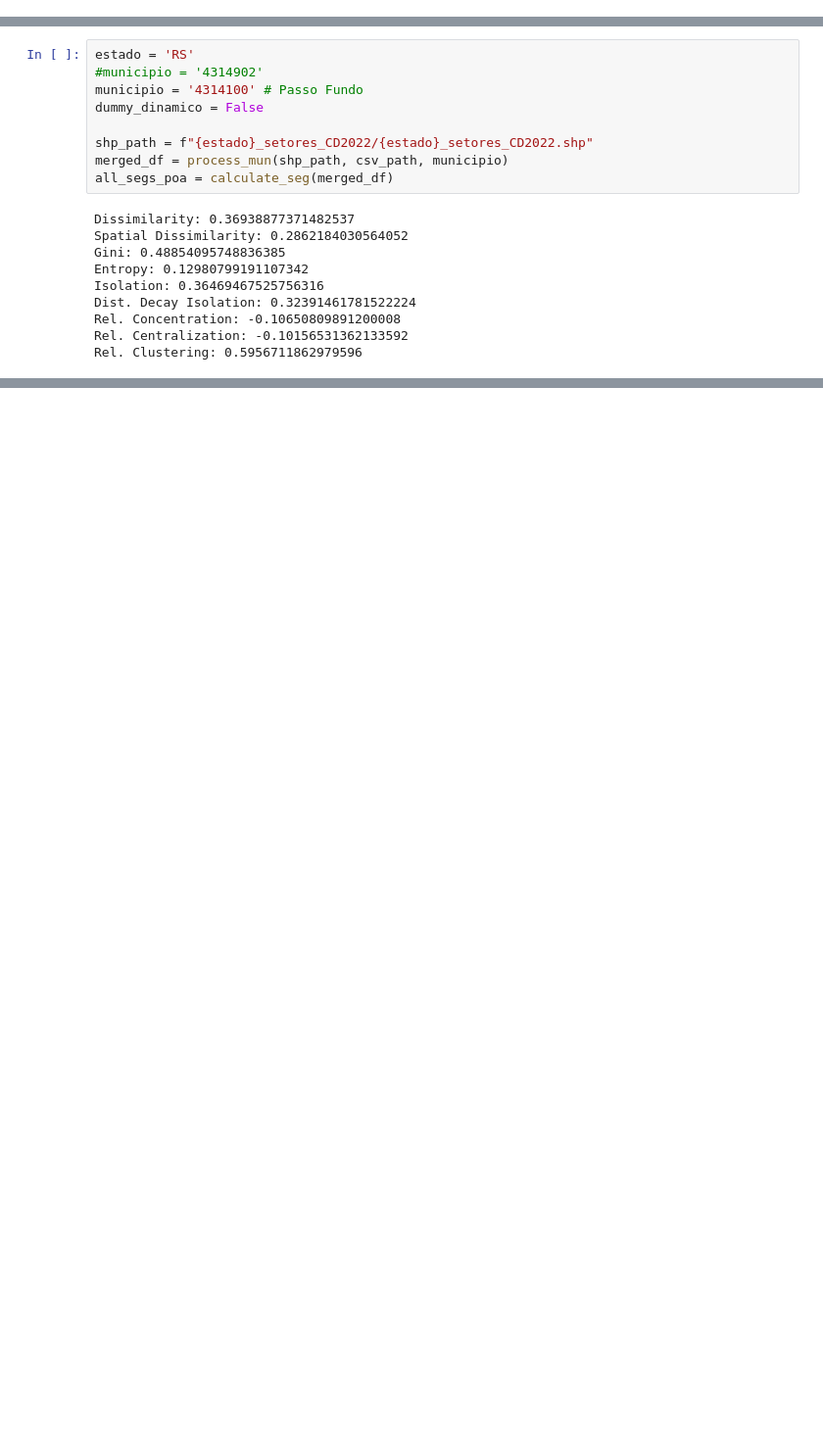
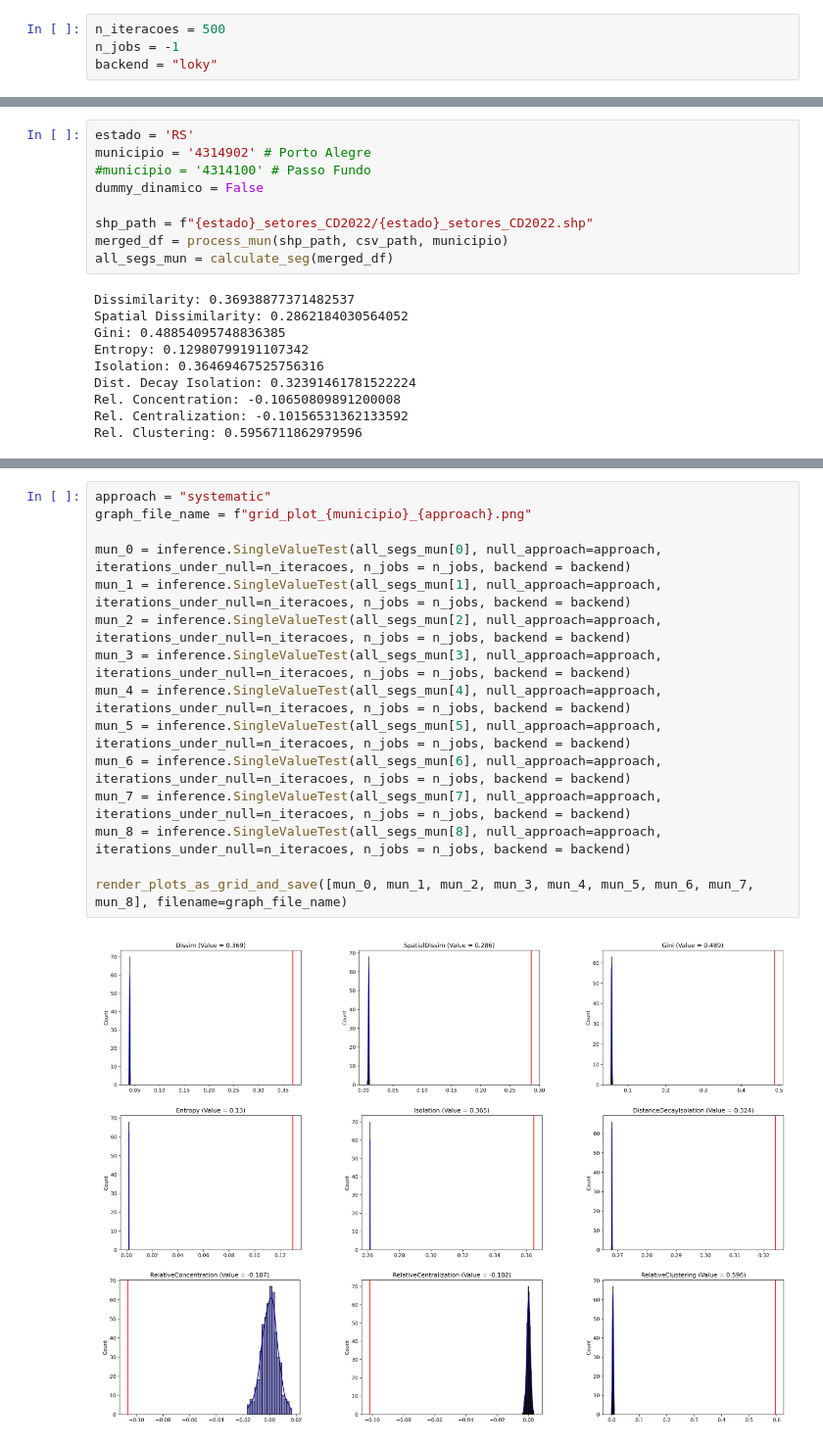
Before and after one commit to renanxcortes/segregation_brazil_pysal, a Jupyter notebook: 4_poa_systematic.ipynb, the cells around one changed output, grey strips where cells are left out. Shown at 98% size. Saved outputs shown, nothing was run; the diff lists cells and outputs as text; blank space fills up the shorter version.

Commit message:
generate all grid plots for poa single group seg

```diff
--- a/4_poa_systematic.ipynb
+++ b/4_poa_systematic.ipynb
@@ -3,17 +3,21 @@
 # %%
 import warnings
 warnings.filterwarnings('ignore')
+# %%
+n_iteracoes = 500
+n_jobs = -1
+backend = "loky"
 # %%
 csv_path = "Agregados_por_setores_cor_ou_raca_BR_csv/Agregados_por_setores_cor_ou_raca_BR.csv"
 # %%
 estado = 'RS'
-#municipio = '4314902'
-municipio = '4314100' # Passo Fundo
+municipio = '4314902' # Porto Alegre
+#municipio = '4314100' # Passo Fundo
 dummy_dinamico = False
 
 shp_path = f"{estado}_setores_CD2022/{estado}_setores_CD2022.shp"
 merged_df = process_mun(shp_path, csv_path, municipio)
-all_segs_poa = calculate_seg(merged_df)
+all_segs_mun = calculate_seg(merged_df)
 # %% [output]
 Dissimilarity: 0.36938877371482537
 Spatial Dissimilarity: 0.2862184030564052
@@ -28,0 +31,17 @@ Rel. Clustering: 0.5956711862979596
+# %%
+approach = "systematic"
+graph_file_name = f"grid_plot_{municipio}_{approach}.png"
+
+mun_0 = inference.SingleValueTest(all_segs_mun[0], null_approach=approach, iterations_under_null=n_iteracoes, n_jobs = n_jobs, backend = backend)
+mun_1 = inference.SingleValueTest(all_segs_mun[1], null_approach=approach, iterations_under_null=n_iteracoes, n_jobs = n_jobs, backend = backend)
+mun_2 = inference.SingleValueTest(all_segs_mun[2], null_approach=approach, iterations_under_null=n_iteracoes, n_jobs = n_jobs, backend = backend)
+mun_3 = inference.SingleValueTest(all_segs_mun[3], null_approach=approach, iterations_under_null=n_iteracoes, n_jobs = n_jobs, backend = backend)
+mun_4 = inference.SingleValueTest(all_segs_mun[4], null_approach=approach, iterations_under_null=n_iteracoes, n_jobs = n_jobs, backend = backend)
+mun_5 = inference.SingleValueTest(all_segs_mun[5], null_approach=approach, iterations_under_null=n_iteracoes, n_jobs = n_jobs, backend = backend)
+mun_6 = inference.SingleValueTest(all_segs_mun[6], null_approach=approach, iterations_under_null=n_iteracoes, n_jobs = n_jobs, backend = backend)
+mun_7 = inference.SingleValueTest(all_segs_mun[7], null_approach=approach, iterations_under_null=n_iteracoes, n_jobs = n_jobs, backend = backend)
+mun_8 = inference.SingleValueTest(all_segs_mun[8], null_approach=approach, iterations_under_null=n_iteracoes, n_jobs = n_jobs, backend = backend)
+
+render_plots_as_grid_and_save([mun_0, mun_1, mun_2, mun_3, mun_4, mun_5, mun_6, mun_7, mun_8], filename=graph_file_name)
+# %% [output]
+[figure, added]
```
Also changed, not shown: parts of 21 cells of this notebook, 6 other files.
